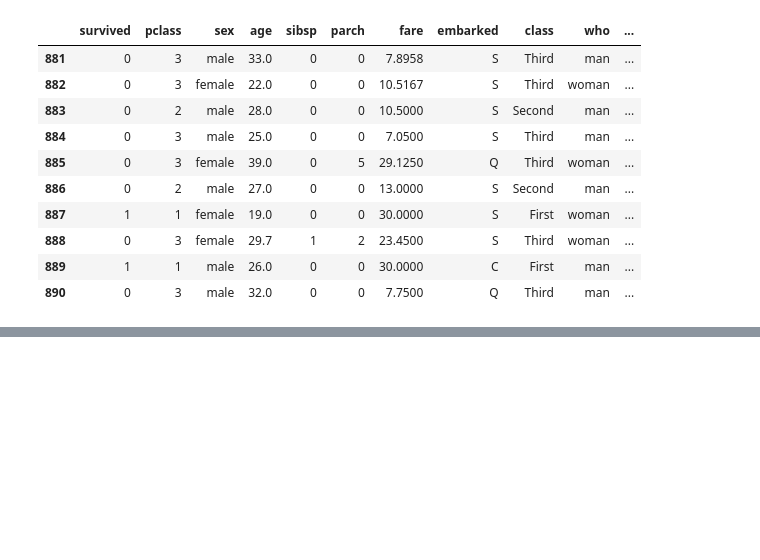
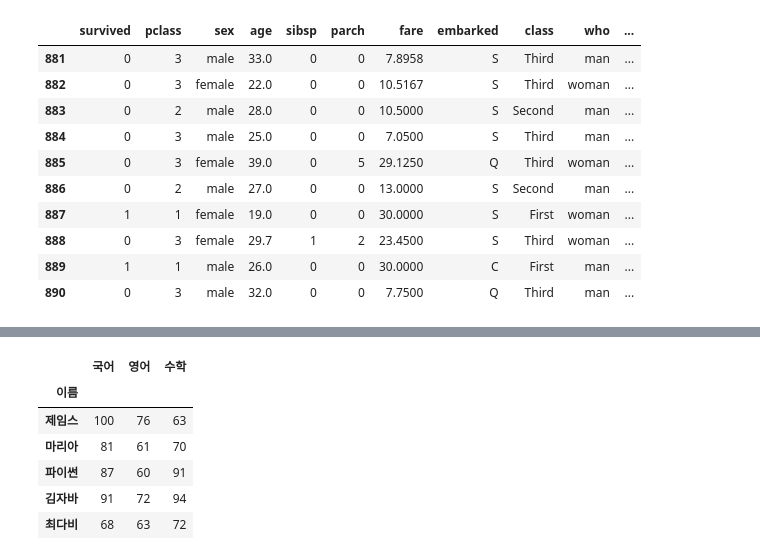
Before and after one commit to njy622/DataAnalysis-2023.09, a Jupyter notebook: 02.Pandas/05-2. 연습문제풀이.ipynb, the cells around one changed output, grey strips where cells are left out. Saved outputs shown, nothing was run; the diff lists cells and outputs as text; code cells hidden in the pictures; blank space fills up the shorter version.

```diff
--- a/02.Pandas/05-2. 연습문제풀이.ipynb
+++ b/02.Pandas/05-2. 연습문제풀이.ipynb
@@ -96,0 +107,12 @@ titanic.tail(10)
+# %%
+df_score1.index = ['제임스', '마리아', '파이썬', '김자바', '최다비']
+df_score1.index.name = '이름'
+df_score1
+# %% [output]
+|  | 국어 | 영어 | 수학 |
+| 이름 |  |  |  |
+| 제임스 | 100 | 76 | 63 |
+| 마리아 | 81 | 61 | 70 |
+| 파이썬 | 87 | 60 | 91 |
+| 김자바 | 91 | 72 | 94 |
+| 최다비 | 68 | 63 | 72 |
```
Also changed, not shown: parts of 4 cells of this notebook.
